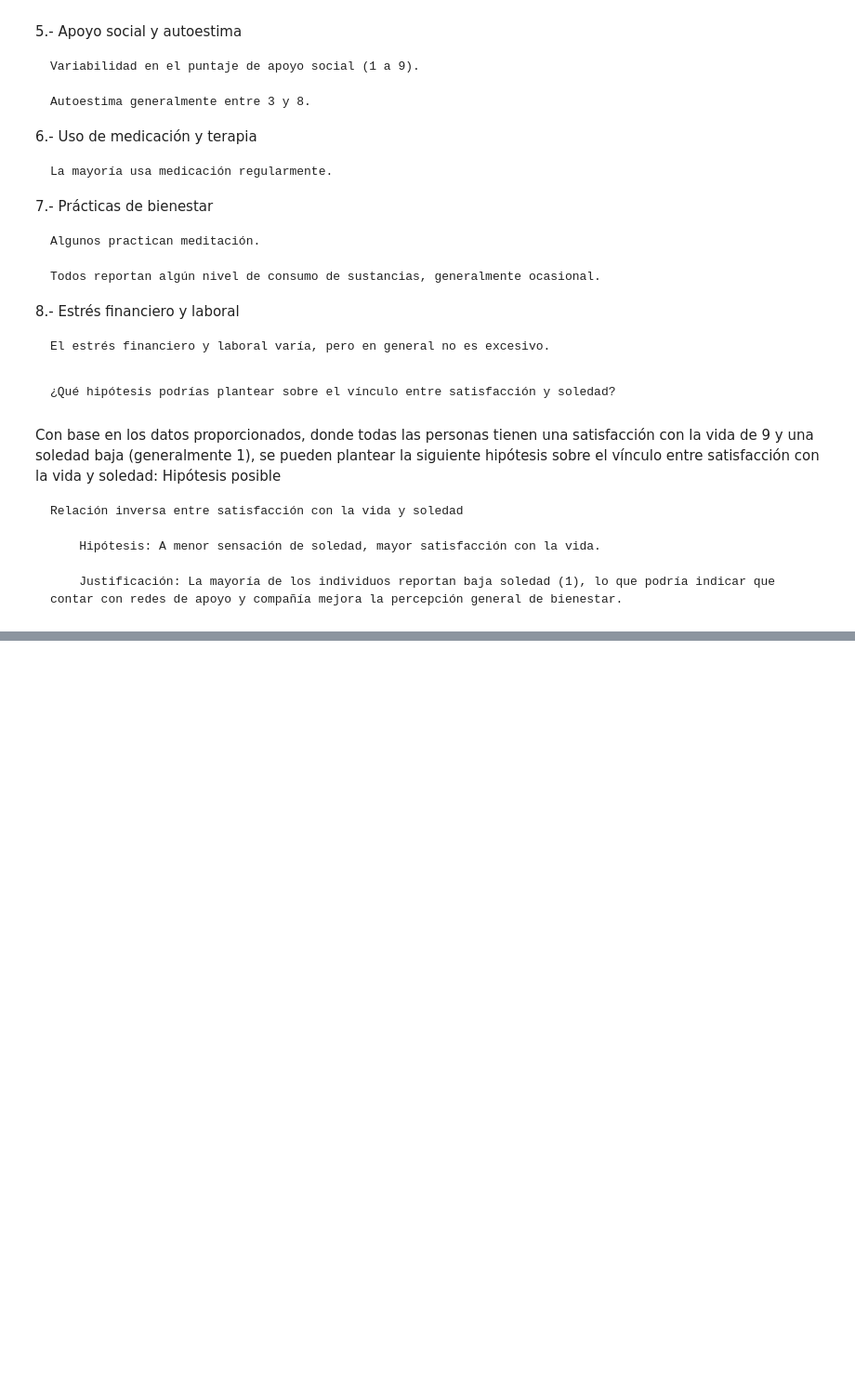
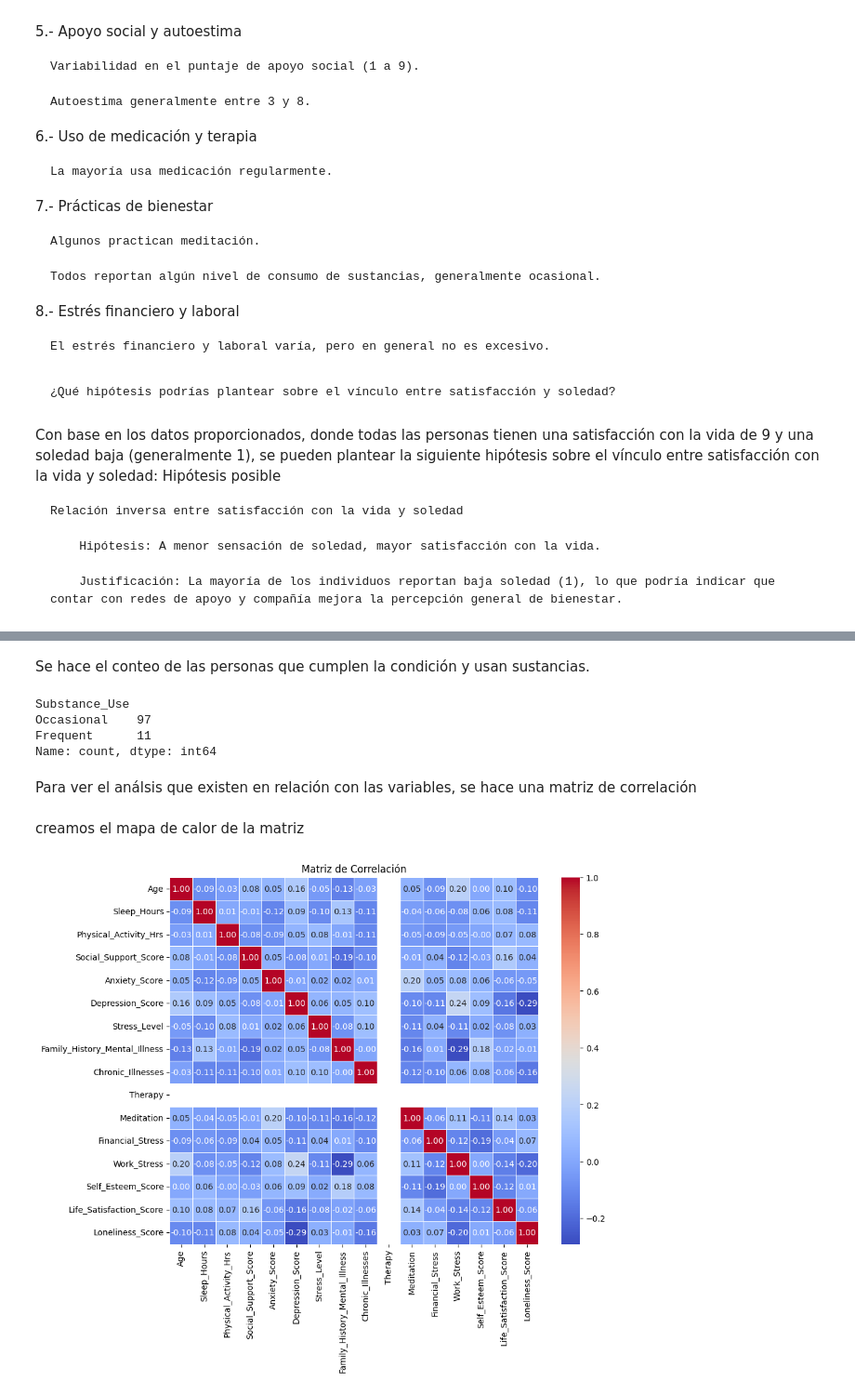
Before and after one commit to utm-ic/pr1-2-data-manipulation-AbimaelDD, a Jupyter notebook: reporte_mentalhealt.ipynb, the cells around one changed output, grey strips where cells are left out. Shown at 93% size. Cells and saved outputs as stored; diff of their text form; code cells hidden in the pictures; blank space fills up the shorter version.

```diff
--- a/reporte_mentalhealt.ipynb
+++ b/reporte_mentalhealt.ipynb
@@ -496,0 +503,3 @@ Hipótesis posible
+# %%
+mediana_estres = datos_cleaned['Stress_Level'].median()
+print(f"La median de la variable Stress_Level es: {mediana_estres:.2f}")
@@ -496,0 +510,3 @@ Hipótesis posible
+# %%
+filtro_estres = datos_cleaned.loc[(datos_cleaned['Therapy']== 1) & (datos_cleaned['Stress_Level'] < mediana_estres)]
+filtro_estres.shape
@@ -496,0 +556,24 @@ Hipótesis posible
+# %% [markdown]
+Se hace el conteo de las personas que cumplen la condición y usan sustancias.
+# %%
+uso_sustancias = filtro_estres['Substance_Use'].value_counts()
+uso_sustancias
+# %% [output]
+Substance_Use
+Occasional    97
+Frequent      11
+Name: count, dtype: int64
+# %% [markdown]
+Para ver el análsis que existen en relación con las variables, se hace una matriz de correlación
+# %%
+columnas_numericas = filtro_estres.select_dtypes(include=['number'])
+matriz_corr = columnas_numericas.corr()
+# %% [markdown]
+creamos el mapa de calor de la matriz
+# %%
+plt.figure(figsize=(10,8))
+sns.heatmap(matriz_corr, annot=True, cmap='coolwarm', fmt=".2f", linewidths=0.5)
+plt.title('Matriz de Correlación')
+plt.show()
+# %% [output]
+[figure, added]
```
Also changed, not shown: parts of 14 cells of this notebook.
